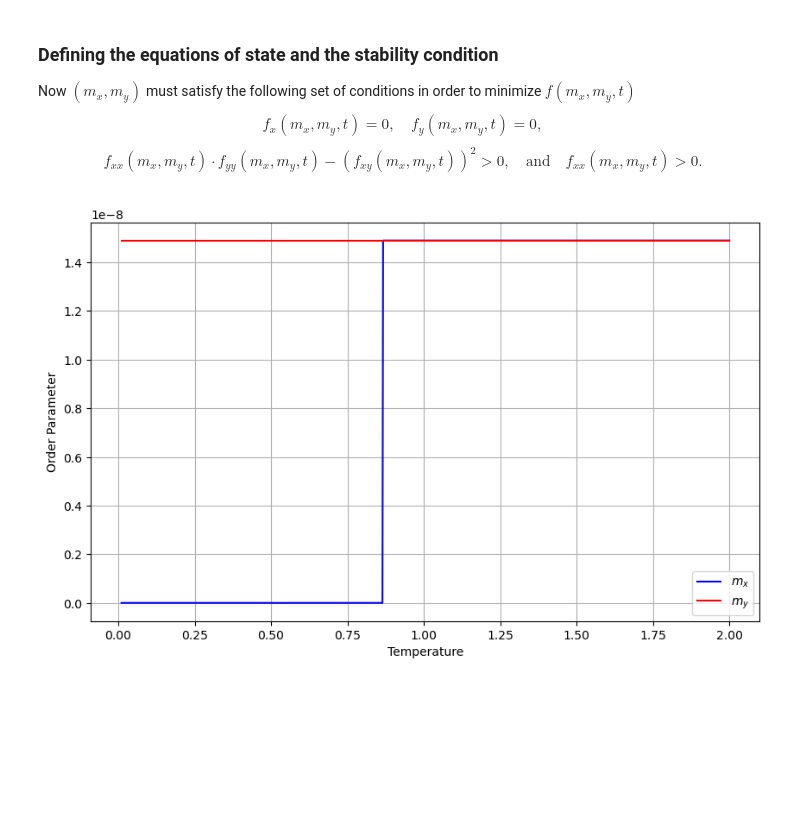
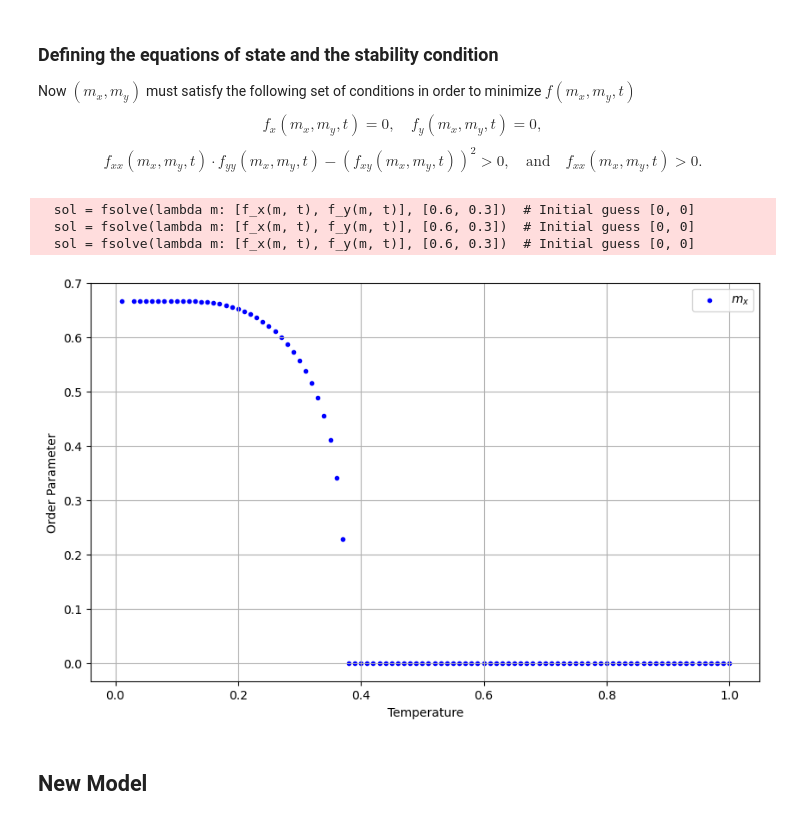
Before and after one commit to Gabrielkrzyzanowski/Master_Research, a Jupyter notebook: Potts_Model.ipynb, the cells around one changed output. Saved outputs shown, nothing was run; the diff lists cells and outputs as text; code cells hidden in the pictures; blank space fills up the shorter version.

```diff
--- a/Potts_Model.ipynb
+++ b/Potts_Model.ipynb
@@ -97,42 +112,47 @@ def f_xy(m_x, m_y, T):
 Now $(m_x,m_y)$ must satisfy the following set of conditions in order to minimize $f(m_x,m_y,t)$
 $$f_x(m_x,m_y, t)=0, \quad f_y(m_x,m_y, t)=0, $$
 $$f_{xx}(m_x,m_y, t)\cdot f_{yy}(m_x,m_y, t) - (f_{xy}(m_x,m_y, t))^2 > 0, \quad \textrm{and} \quad f_{xx}(m_x,m_y, t) >0.$$
-# %%
-def first_eqs(m, T):
-    return f_x(m, T)==0
-
-def second_eqs(m, T):
-    return  f_y(m, T)==0
-
-def stability_condition(m_x, m_y, T):
-    return True if f_xx(m_x, m_y, T)*f_yy(m_x, m_y, T) - (f_xy(m_x, m_y, T))**2 and f_xx(m_x, m_y, T) > 0 else False
 # %%
+def stability_condition(m_x, m_y, T):
+    return True if f_xx(m_x, m_y, T)*f_yy(m_x, m_y, T) - (f_xy(m_x, m_y, T))**2>0 and f_xx(m_x, m_y, T) > 0 else False
+
 # Solve for a range of temperatures
-T_vals = np.linspace(0.01, 2, 1000)
+T_vals = np.linspace(0.01, 1, 100)
 m_x_vals = []
 m_y_vals = []
 
 for t in T_vals:
-    sol = fsolve(lambda m: [first_eqs(m, t), second_eqs(m, t)], [0, 0])  # Initial guess [0, 0]
+    sol = fsolve(lambda m: [f_x(m, t), f_y(m, t)], [0.6, 0.3])  # Initial guess [0, 0]
     m_x_vals.append(sol[0])
     m_y_vals.append(sol[1])
 
+
+m_x_stable=[]
+m_y_stable=[]
+T_stable=[]
+
 for i in range(len(T_vals)):
-    if not stability_condition(m_x_vals[i],m_y_vals[i],T_vals[i]):
-        m_x_vals.pop(i)
-        m_y_vals.pop(i)
-        np.delete(T_vals,i)
+    if stability_condition(m_x_vals[i],m_y_vals[i],T_vals[i]):
+        m_x_stable.append(m_x_vals[i])
+        m_y_stable.append(m_y_vals[i])
+        T_stable.append(T_vals[i])
+
+# Plot
+fig1=plt.figure(figsize=(10, 6))
+
+plt.scatter(T_stable, m_x_stable, label=r'$m_x$', color='blue',s=9)
+#plt.scatter(T_stable, m_y_stable, label=r'$m_y$', color='red')
+
+
+plt.xlabel('Temperature')
+plt.ylabel('Order Parameter')
+plt.legend()
+plt.grid(True)
+plt.show()
+# %% [output]
+  sol = fsolve(lambda m: [f_x(m, t), f_y(m, t)], [0.6, 0.3])  # Initial guess [0, 0]
+  sol = fsolve(lambda m: [f_x(m, t), f_y(m, t)], [0.6, 0.3])  # Initial guess [0, 0]
+  sol = fsolve(lambda m: [f_x(m, t), f_y(m, t)], [0.6, 0.3])  # Initial guess [0, 0]
+[figure, added]
-# %%
-# Plot
-fig=plt.figure(figsize=(10, 6))
-plt.plot(T_vals, m_x_vals, label=r'$m_x$', color='blue')
-plt.plot(T_vals, m_y_vals, label=r'$m_y$', color='red')
-plt.xlabel('Temperature')
-plt.ylabel('Order Parameter')
-plt.legend()
-plt.grid(True)
-#plt.ylim(0, 1e-23)  # Adjusted limit to observe behavior at low T
-#plt.yticks(color='w')
-plt.show()
-# %% [output]
-[figure, removed]
+# %% [markdown]
+## New Model
```
Also changed, not shown: parts of 12 cells of this notebook.
